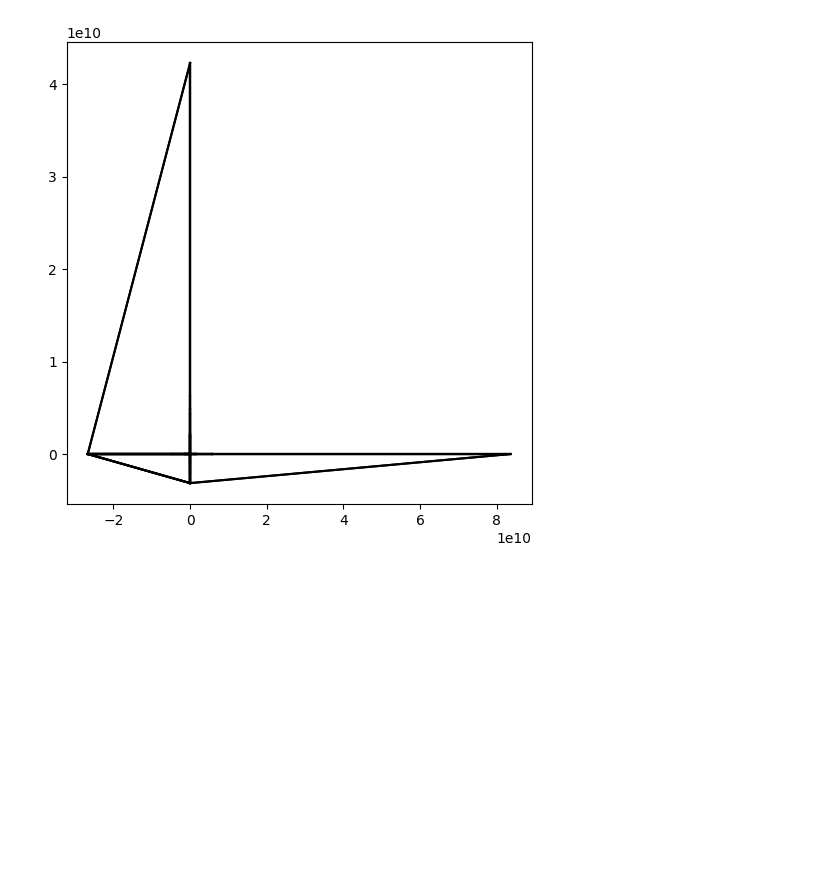
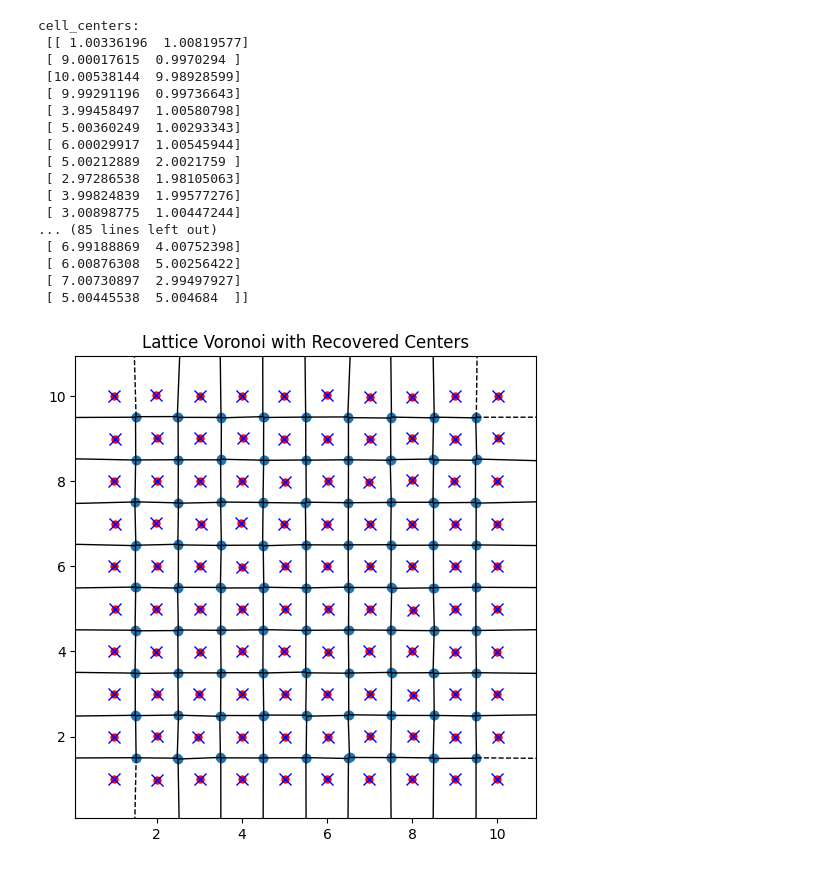
Before and after one commit to NejdetBalkir/Inverse_Voronoi, a Jupyter notebook: degeneracy_testing.ipynb, the cells around one changed output. Drawn from its saved outputs; the diff is of its cells as text; code cells hidden in the pictures; blank space fills up the shorter version.

```diff
--- a/degeneracy_testing.ipynb
+++ b/degeneracy_testing.ipynb
@@ -54,17 +54,22 @@ def plot_voronoi(vor, points, title="Voronoi diagram"):
 # plot_voronoi(vor, pts_circ, title="Degenerate Voronoi (Cocircular)")
 
 # Perfect lattice seeds
-pts_lat = lattice_points(nx=10, ny=10, seed=1, eps=0.0)
+pts_lat = lattice_points(nx=10, ny=10, seed=1, eps=0.01)
 vor_lat = make_voronoi(pts_lat)
 plot_voronoi(vor_lat, pts_lat, title="Degenerate Voronoi (Lattice)")
 
 from Generate_explicit_Voronoi import ExplicitVoronoi
 explicit_voronoi ,vertices = ExplicitVoronoi(vor_lat)
 
-from Plot_Voronoi import PlotVoronoi
-fig, ax = plt.subplots(figsize=(6, 6))
-PlotVoronoi(explicit_voronoi, vertices, ax)
 
 from Main_Function import fun_vor_main
 explicit_voronoi, vertices, cell_centers, dist_to_original, dist_to_previous = fun_vor_main(vor_lat,pts_lat)
+print('cell_centers:\n', cell_centers)
+
+fig1, ax1 = plt.subplots(figsize=(6, 6))
+voronoi_plot_2d(vor_lat, ax=ax1, show_points=False, show_vertices=True, line_colors='k')
+ax1.plot(pts_lat[:, 0], pts_lat[:, 1], 'ro', markersize=5, label="Seeds")
+ax1.plot(cell_centers[:, 0], cell_centers[:, 1], 'bx', markersize=8, label="Recovered Centers")
+ax1.set_title("Lattice Voronoi with Recovered Centers")
+ax1.set_aspect("equal")
 # %% [output]
@@ -72,4 +77,21 @@ explicit_voronoi, vertices, cell_centers, dist_to_original, dist_to_previous = f
+cell_centers:
+ [[ 1.00336196  1.00819577]
+ [ 9.00017615  0.9970294 ]
+ [10.00538144  9.98928599]
+ [ 9.99291196  0.99736643]
+ [ 3.99458497  1.00580798]
+ [ 5.00360249  1.00293343]
+ [ 6.00029917  1.00545944]
+ [ 5.00212889  2.0021759 ]
+ [ 2.97286538  1.98105063]
+ [ 3.99824839  1.99577276]
+ [ 3.00898775  1.00447244]
+... (85 lines left out)
+ [ 6.99188869  4.00752398]
+ [ 6.00876308  5.00256422]
+ [ 7.00730897  2.99497927]
+ [ 5.00445538  5.004684  ]]
-[figure, old version]
+[figure, new version]
 # %%
 import numpy as np
 import matplotlib.pyplot as plt
```
Also changed, not shown: parts of 4 cells of this notebook, 11 other files.
